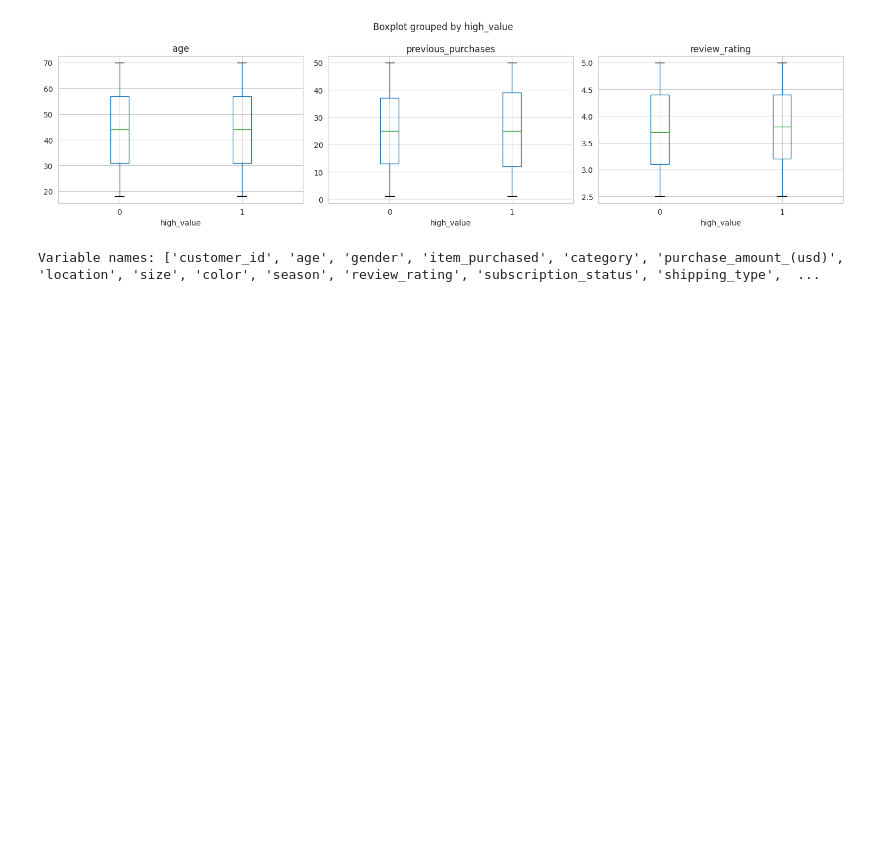
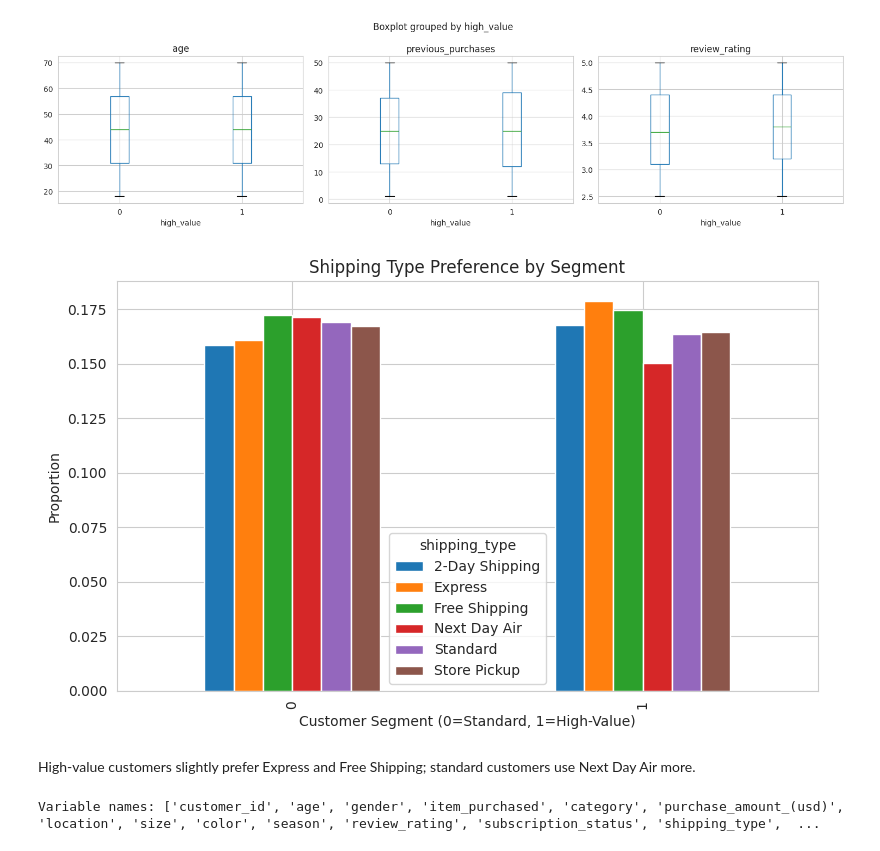
Before and after one commit to briannasancheztop/ADS505_Consumerbehavior, a Jupyter notebook: ADS505_Group_Project_.ipynb, the cells around one changed output. Cells and saved outputs as stored; diff of their text form; code cells hidden in the pictures; blank space fills up the shorter version.

```diff
--- a/ADS505_Group_Project_.ipynb
+++ b/ADS505_Group_Project_.ipynb
@@ -165,6 +165,23 @@ data.boxplot(column='review_rating', by='high_value', ax=axes[2])
 plt.tight_layout()
 # %% [output]
 [figure]
+# %%
+#Created a crosstab and ploted it as a bar chart by focusing on high value purchases and non high value
+pd.crosstab(data['high_value'], data['shipping_type'], normalize='index').plot(kind='bar', figsize=(8, 5))
+#Create a title
+plt.title('Shipping Type Preference by Segment')
+#Create y label
+plt.ylabel('Proportion')
+#Created x label
+plt.xlabel('Customer Segment (0=Standard, 1=High-Value)')
+#Size adjustment
+plt.tight_layout()
+#Plotted
+plt.show()
+# %% [output]
+[figure, added]
+# %% [markdown]
+High-value customers slightly prefer Express and Free Shipping; standard customers use Next Day Air more.
 # %%
 print("Variable names:", data.columns.tolist())
 # %% [output]
```
Also changed, not shown: parts of 14 cells of this notebook.
